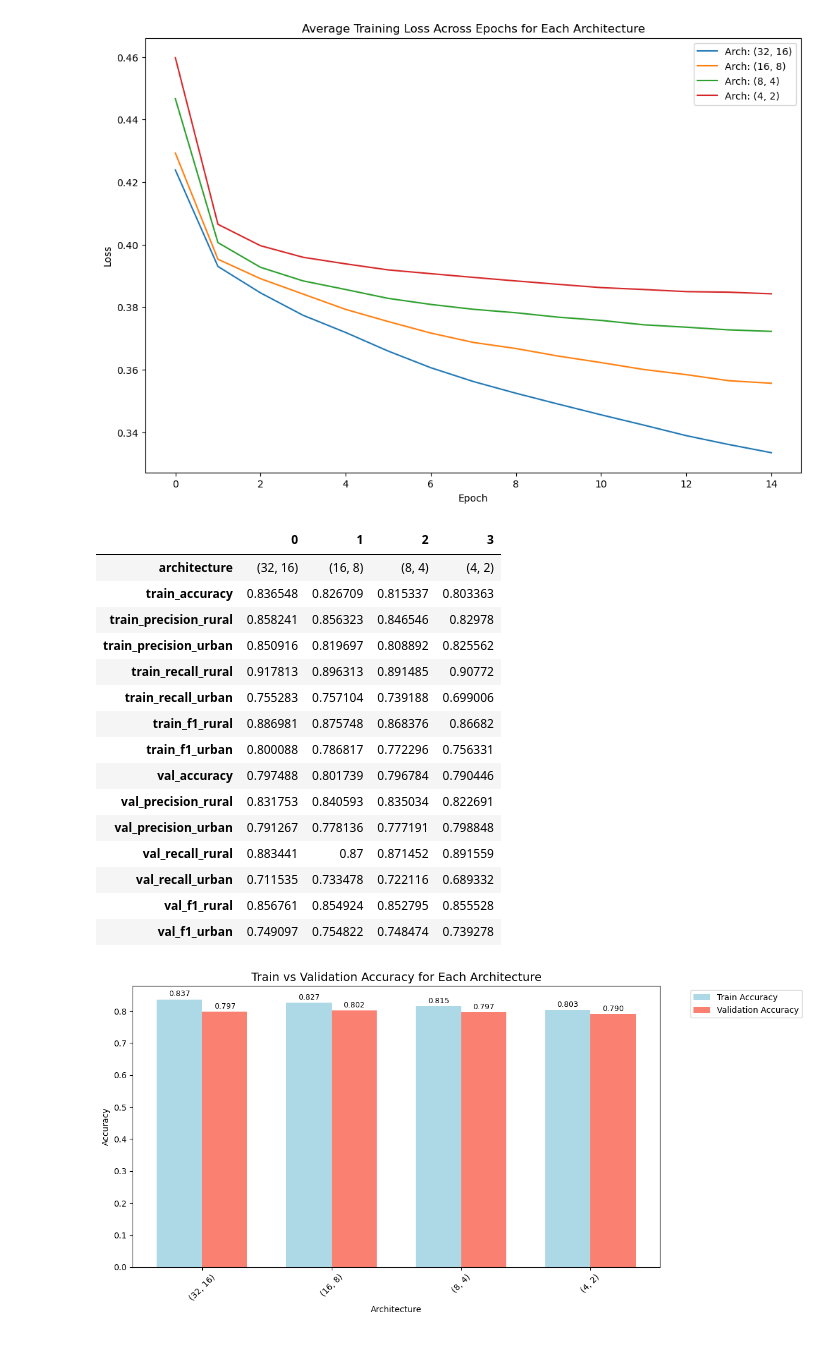
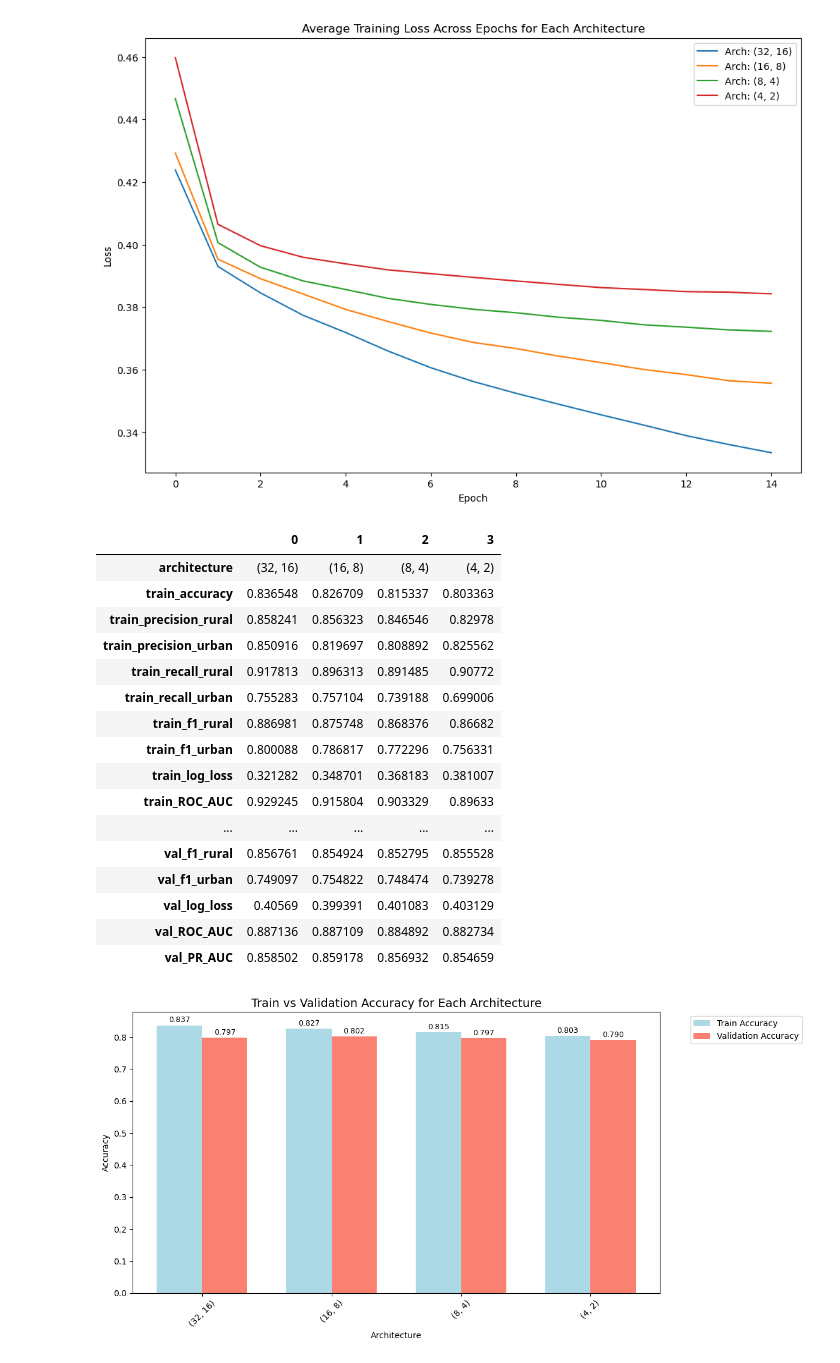
Before and after one commit to NebulaRojo9/STINTSY-MCO, a Jupyter notebook: Multi-Layer Perceptron.ipynb, the cells around one changed output. Saved outputs shown, nothing was run; the diff lists cells and outputs as text; code cells hidden in the pictures.

```diff
--- a/Multi-Layer Perceptron.ipynb
+++ b/Multi-Layer Perceptron.ipynb
@@ -432,46 +463,50 @@ plt.show()
 # %% [output]
 [figure]
 # %%
-results_flat = []
-for r in results:
-    flat_r = {
-        "architecture": r["architecture"],
-        "train_accuracy": r["train_accuracy"],
-        "train_precision_rural": r["train_precision_class 0"],
-        "train_precision_urban": r["train_precision_class 1"],
-        "train_recall_rural": r["train_recall_class 0"],
-        "train_recall_urban": r["train_recall_class 1"],
-        "train_f1_rural": r["train_f1_class 0"],
-        "train_f1_urban": r["train_f1_class 1"],
-        "val_accuracy": r["val_accuracy"],
-        "val_precision_rural": r["val_precision_class 0"],
-        "val_precision_urban": r["val_precision_class 1"],
-        "val_recall_rural": r["val_recall_class 0"],
-        "val_recall_urban": r["val_recall_class 1"],
-        "val_f1_rural": r["val_f1_class 0"],
-        "val_f1_urban": r["val_f1_class 1"]
-    }
-    results_flat.append(flat_r)
+# results_flat = []
+# for r in results:
+#     flat_r = {
+#         "architecture": r["architecture"],
+#         "train_accuracy": r["train_accuracy"],
+#         "train_precision_rural": r["train_precision_class 0"],
+#         "train_precision_urban": r["train_precision_class 1"],
+#         "train_recall_rural": r["train_recall_class 0"],
+#         "train_recall_urban": r["train_recall_class 1"],
+#         "train_f1_rural": r["train_f1_class 0"],
+#         "train_f1_urban": r["train_f1_class 1"],
+#         "val_accuracy": r["val_accuracy"],
+#         "val_precision_rural": r["val_precision_class 0"],
+#         "val_precision_urban": r["val_precision_class 1"],
+#         "val_recall_rural": r["val_recall_class 0"],
+#         "val_recall_urban": r["val_recall_class 1"],
+#         "val_f1_rural": r["val_f1_class 0"],
+#         "val_f1_urban": r["val_f1_class 1"],
+#         "PR_AUC": r["PR_AUC"],
+#         "ROC_AUC": r["PR_AUC"]
+#     }
+#     results_flat.append(flat_r)
 
+results_flat = flat_results_architecture(results)
 results_df = pd.DataFrame(results_flat)
 results_df.T
 # %% [output]
 |  | 0 | 1 | 2 | 3 |
 | architecture | (32, 16) | (16, 8) | (8, 4) | (4, 2) |
 | train_accuracy | 0.836548 | 0.826709 | 0.815337 | 0.803363 |
 | train_precision_rural | 0.858241 | 0.856323 | 0.846546 | 0.82978 |
 | train_precision_urban | 0.850916 | 0.819697 | 0.808892 | 0.825562 |
 | train_recall_rural | 0.917813 | 0.896313 | 0.891485 | 0.90772 |
 | train_recall_urban | 0.755283 | 0.757104 | 0.739188 | 0.699006 |
 | train_f1_rural | 0.886981 | 0.875748 | 0.868376 | 0.86682 |
 | train_f1_urban | 0.800088 | 0.786817 | 0.772296 | 0.756331 |
-| val_accuracy | 0.797488 | 0.801739 | 0.796784 | 0.790446 |
-| val_precision_rural | 0.831753 | 0.840593 | 0.835034 | 0.822691 |
-| val_precision_urban | 0.791267 | 0.778136 | 0.777191 | 0.798848 |
-| val_recall_rural | 0.883441 | 0.87 | 0.871452 | 0.891559 |
-| val_recall_urban | 0.711535 | 0.733478 | 0.722116 | 0.689332 |
+| train_log_loss | 0.321282 | 0.348701 | 0.368183 | 0.381007 |
+| train_ROC_AUC | 0.929245 | 0.915804 | 0.903329 | 0.89633 |
+| ... | ... | ... | ... | ... |
 | val_f1_rural | 0.856761 | 0.854924 | 0.852795 | 0.855528 |
 | val_f1_urban | 0.749097 | 0.754822 | 0.748474 | 0.739278 |
+| val_log_loss | 0.40569 | 0.399391 | 0.401083 | 0.403129 |
+| val_ROC_AUC | 0.887136 | 0.887109 | 0.884892 | 0.882734 |
+| val_PR_AUC | 0.858502 | 0.859178 | 0.856932 | 0.854659 |
 # %%
 # see distribution of balanced accuracy scores in the training and validation set across different architectures
 plt.figure(figsize=(12, 6))
```
Also changed, not shown: parts of 12 cells of this notebook, 3 other files.
